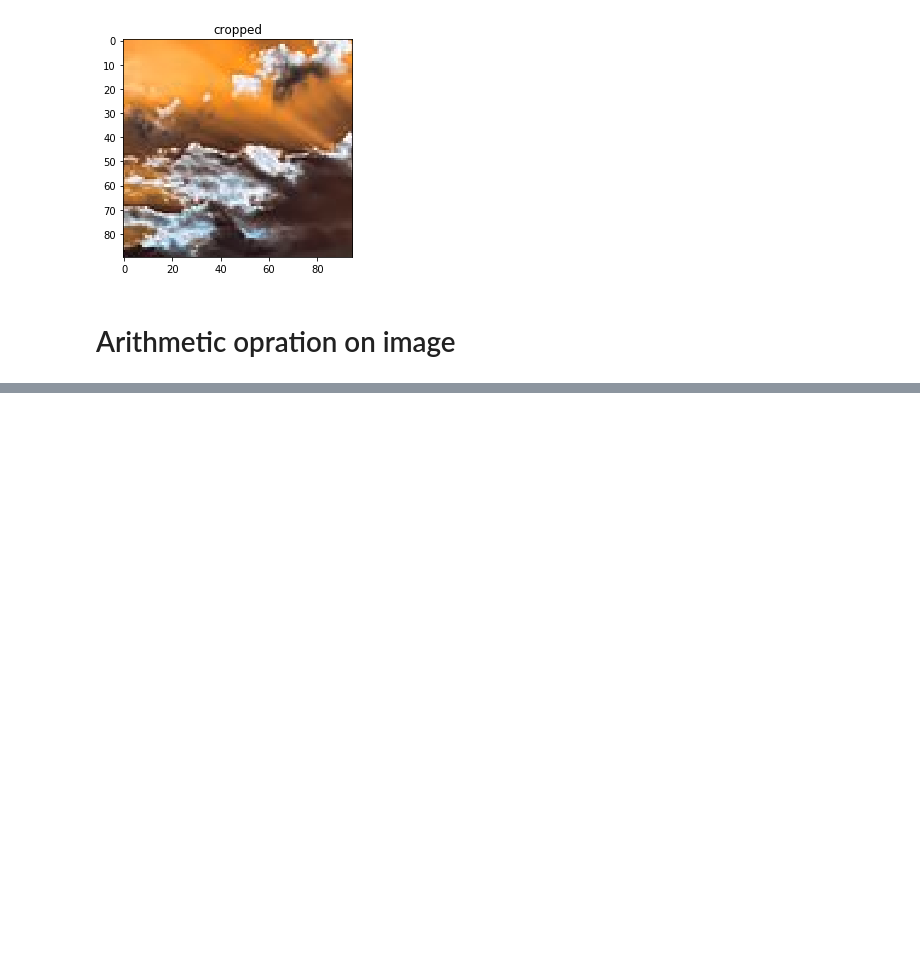
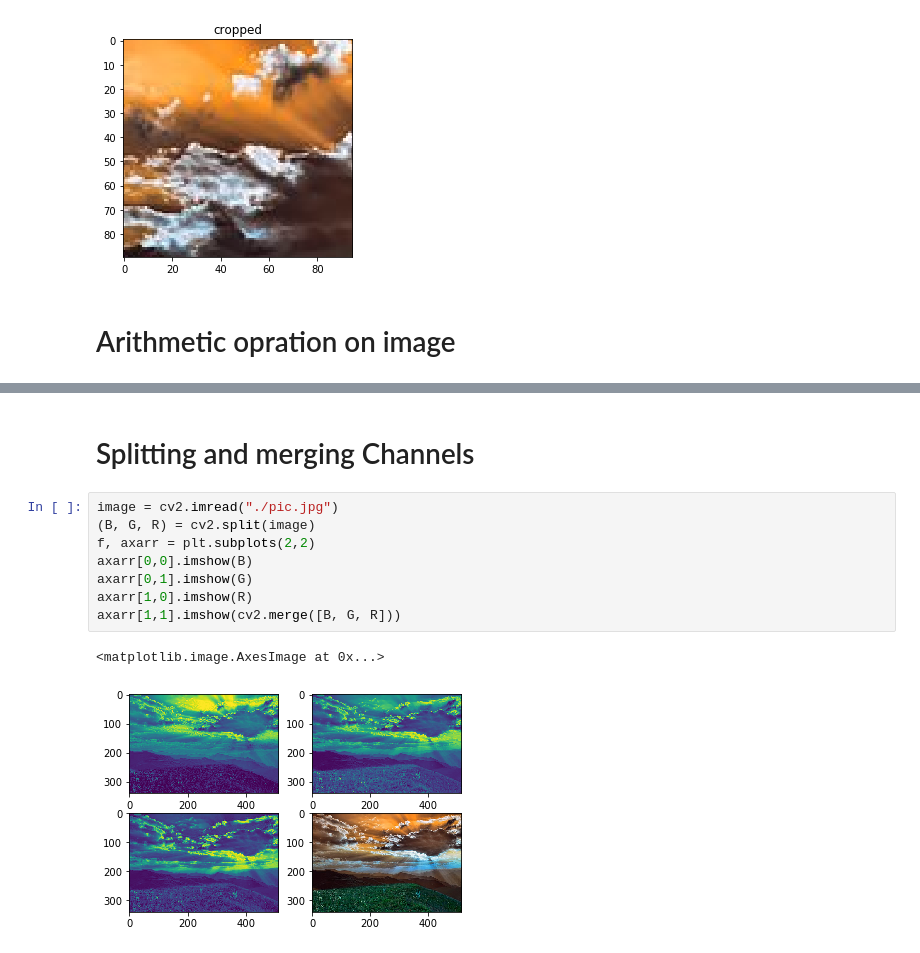
Before and after one commit to ahmadkhan242/OpenCV_practice, a Jupyter notebook: OpenCV_practice_for_images.ipynb, the cells around one changed output, grey strips where cells are left out. Saved outputs shown, nothing was run; the diff lists cells and outputs as text; blank space fills up the shorter version.

```diff
--- a/Untitled.ipynb
+++ b/OpenCV_practice_for_images.ipynb
@@ -180,0 +195,13 @@ plt.imshow(subtracted)
+# %% [markdown]
+# Splitting and merging Channels
+# %%
+image = cv2.imread("./pic.jpg")
+(B, G, R) = cv2.split(image)
+f, axarr = plt.subplots(2,2)
+axarr[0,0].imshow(B)
+axarr[0,1].imshow(G)
+axarr[1,0].imshow(R)
+axarr[1,1].imshow(cv2.merge([B, G, R]))
+# %% [output]
+<matplotlib.image.AxesImage at 0x...>
+[figure, added]
```
Also changed, not shown: parts of 31 cells of this notebook, 1 other file.
